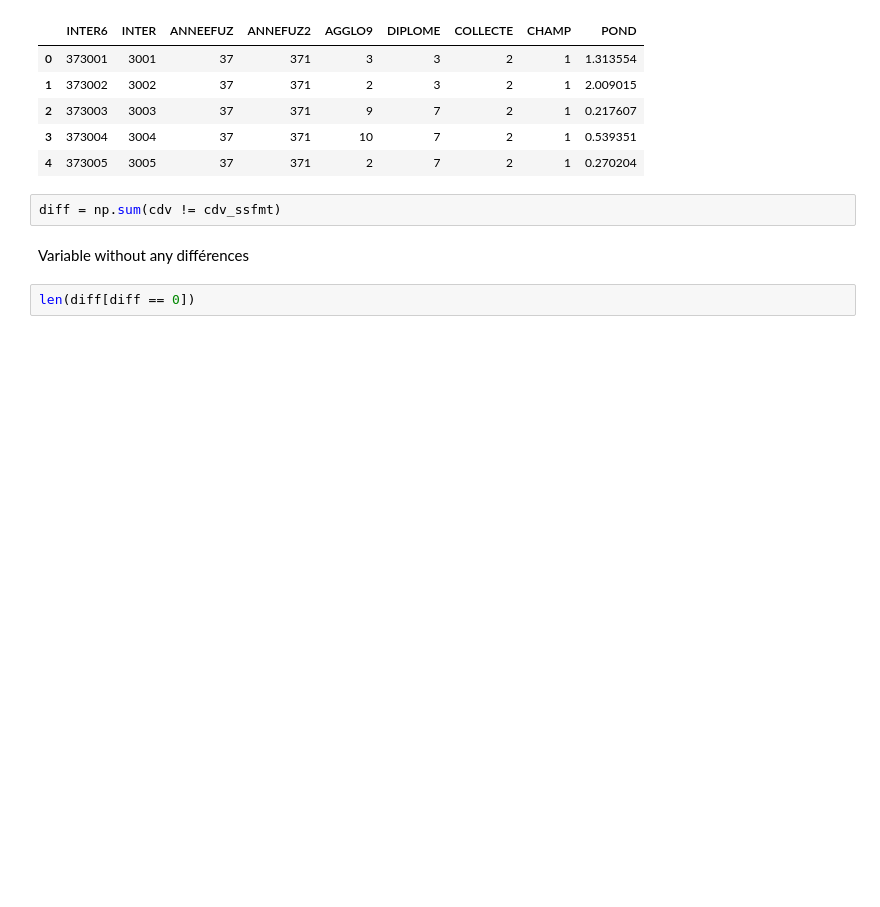
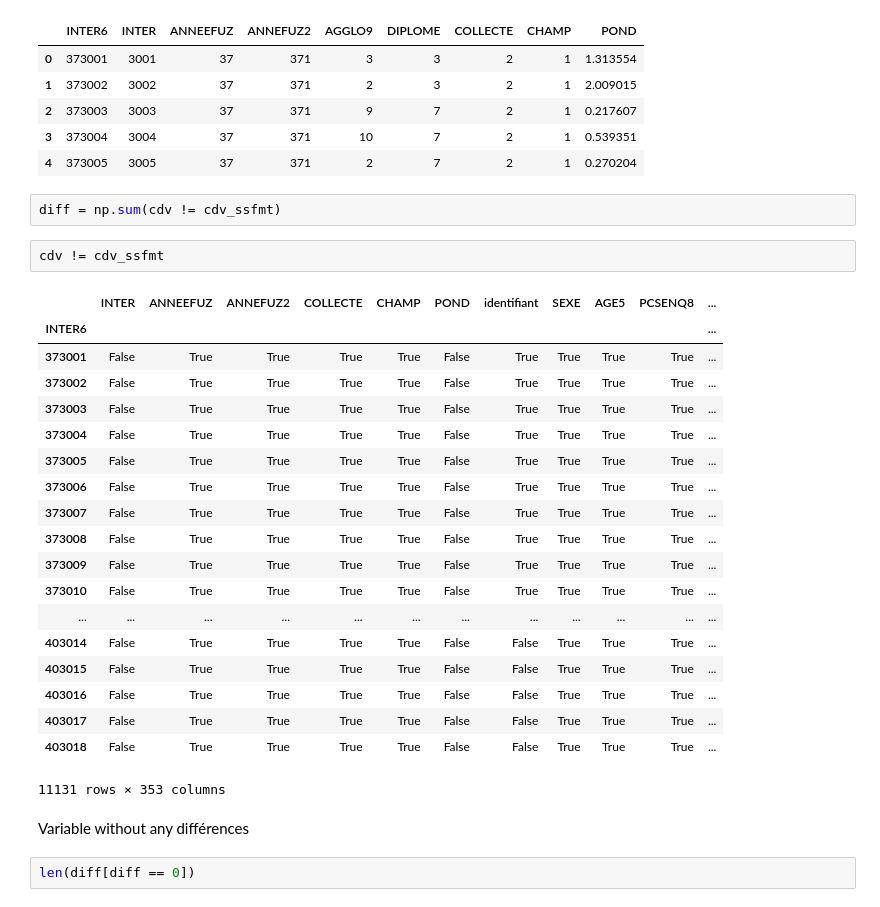
Before and after one commit to Greg131/Felix, a Jupyter notebook: Data_exploration_and_dataset_preparation.ipynb, the cells around one changed output. Saved outputs shown, nothing was run; the diff lists cells and outputs as text; blank space fills up the shorter version.

```diff
--- a/Data_exploration_and_dataset_preparation.ipynb
+++ b/Data_exploration_and_dataset_preparation.ipynb
@@ -92,6 +96,28 @@ B.head()
 | 4 | 373005 | 3005 | 37 | 371 | 2 | 7 | 2 | 1 | 0.270204 |
 # %%
 diff = np.sum(cdv != cdv_ssfmt)
+# %%
+cdv != cdv_ssfmt
+# %% [output]
+|  | INTER | ANNEEFUZ | ANNEFUZ2 | COLLECTE | CHAMP | POND | identifiant | SEXE | AGE5 | PCSENQ8 | ... |
+| INTER6 |  |  |  |  |  |  |  |  |  |  | ... |
+| 373001 | False | True | True | True | True | False | True | True | True | True | ... |
+| 373002 | False | True | True | True | True | False | True | True | True | True | ... |
+| 373003 | False | True | True | True | True | False | True | True | True | True | ... |
+| 373004 | False | True | True | True | True | False | True | True | True | True | ... |
+| 373005 | False | True | True | True | True | False | True | True | True | True | ... |
+| 373006 | False | True | True | True | True | False | True | True | True | True | ... |
+| 373007 | False | True | True | True | True | False | True | True | True | True | ... |
+| 373008 | False | True | True | True | True | False | True | True | True | True | ... |
+| 373009 | False | True | True | True | True | False | True | True | True | True | ... |
+| 373010 | False | True | True | True | True | False | True | True | True | True | ... |
+| ... | ... | ... | ... | ... | ... | ... | ... | ... | ... | ... | ... |
+| 403014 | False | True | True | True | True | False | False | True | True | True | ... |
+| 403015 | False | True | True | True | True | False | False | True | True | True | ... |
+| 403016 | False | True | True | True | True | False | False | True | True | True | ... |
+| 403017 | False | True | True | True | True | False | False | True | True | True | ... |
+| 403018 | False | True | True | True | True | False | False | True | True | True | ... |
+11131 rows × 353 columns
 # %% [markdown]
 Variable without any différences
 # %%
```
Also changed, not shown: parts of 2 cells of this notebook, 2 other files.
